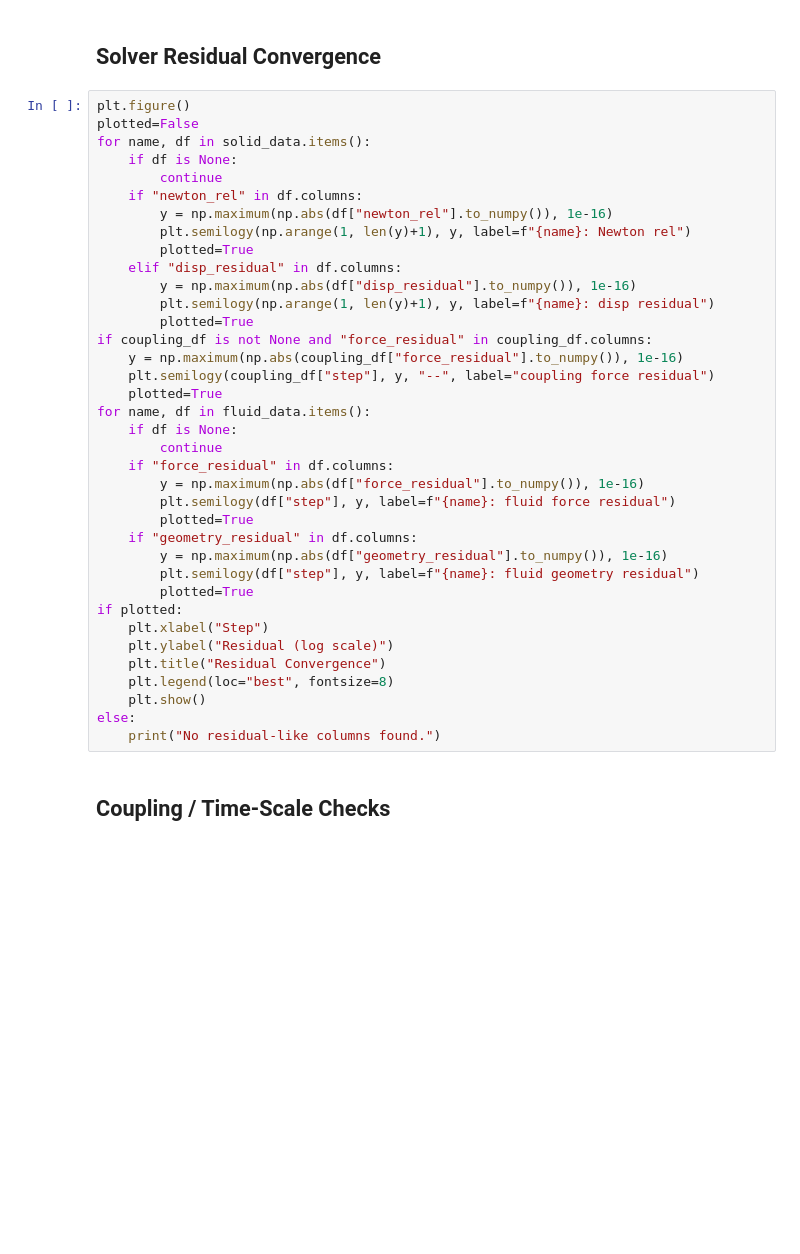
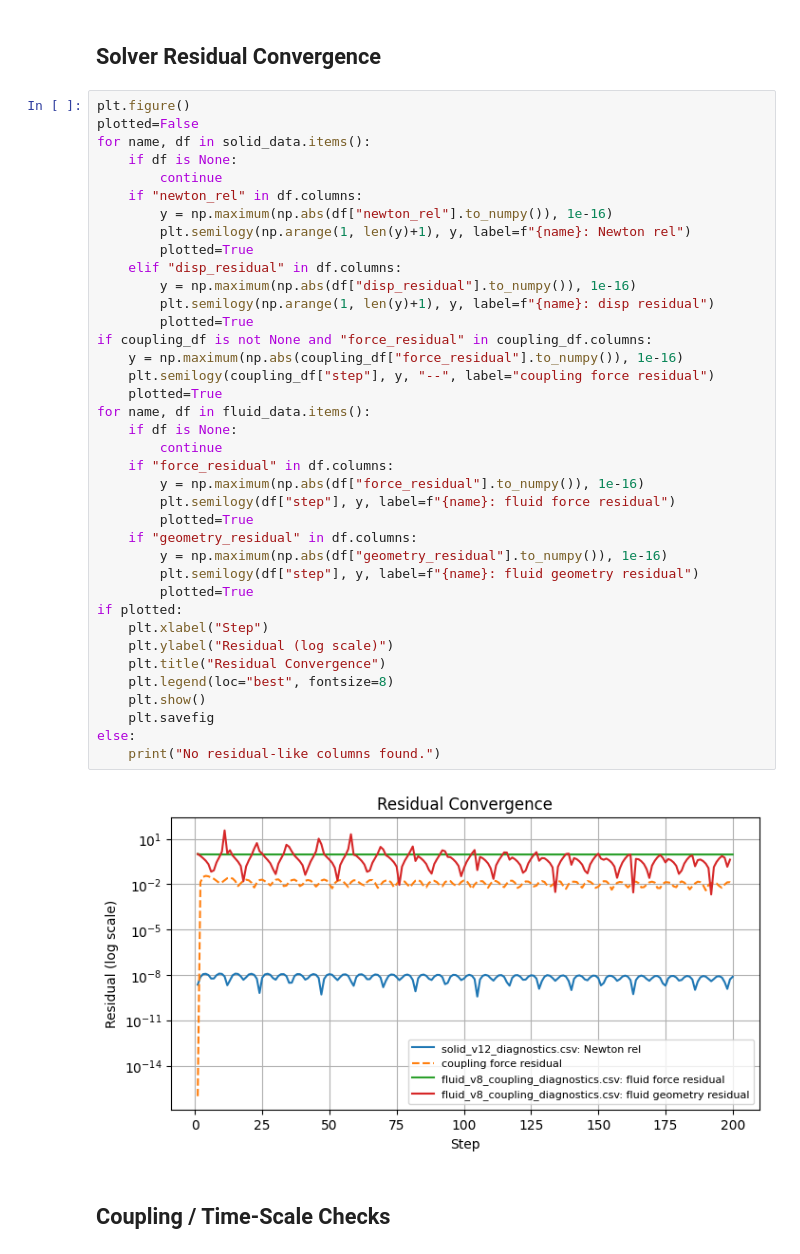
Before and after one commit to neerajbalachandar/VarFLEXI-rVPM-Fenics, a Jupyter notebook: result_analysis.ipynb, the cells around one changed output. Saved outputs shown, nothing was run; the diff lists cells and outputs as text; blank space fills up the shorter version.

```diff
--- a/result_analysis.ipynb
+++ b/result_analysis.ipynb
@@ -106,33 +124,36 @@ for name, df in solid_data.items():
         y = np.maximum(np.abs(df["newton_rel"].to_numpy()), 1e-16)
         plt.semilogy(np.arange(1, len(y)+1), y, label=f"{name}: Newton rel")
         plotted=True
     elif "disp_residual" in df.columns:
         y = np.maximum(np.abs(df["disp_residual"].to_numpy()), 1e-16)
         plt.semilogy(np.arange(1, len(y)+1), y, label=f"{name}: disp residual")
         plotted=True
 if coupling_df is not None and "force_residual" in coupling_df.columns:
     y = np.maximum(np.abs(coupling_df["force_residual"].to_numpy()), 1e-16)
     plt.semilogy(coupling_df["step"], y, "--", label="coupling force residual")
     plotted=True
 for name, df in fluid_data.items():
     if df is None:
         continue
     if "force_residual" in df.columns:
         y = np.maximum(np.abs(df["force_residual"].to_numpy()), 1e-16)
         plt.semilogy(df["step"], y, label=f"{name}: fluid force residual")
         plotted=True
     if "geometry_residual" in df.columns:
         y = np.maximum(np.abs(df["geometry_residual"].to_numpy()), 1e-16)
         plt.semilogy(df["step"], y, label=f"{name}: fluid geometry residual")
         plotted=True
 if plotted:
     plt.xlabel("Step")
     plt.ylabel("Residual (log scale)")
     plt.title("Residual Convergence")
     plt.legend(loc="best", fontsize=8)
     plt.show()
+    plt.savefig
 else:
     print("No residual-like columns found.")
+# %% [output]
+[figure, added]
 # %% [markdown]
 ## Coupling / Time-Scale Checks
 # %%
```
Also changed, not shown: parts of 6 cells of this notebook, 5 other files.
